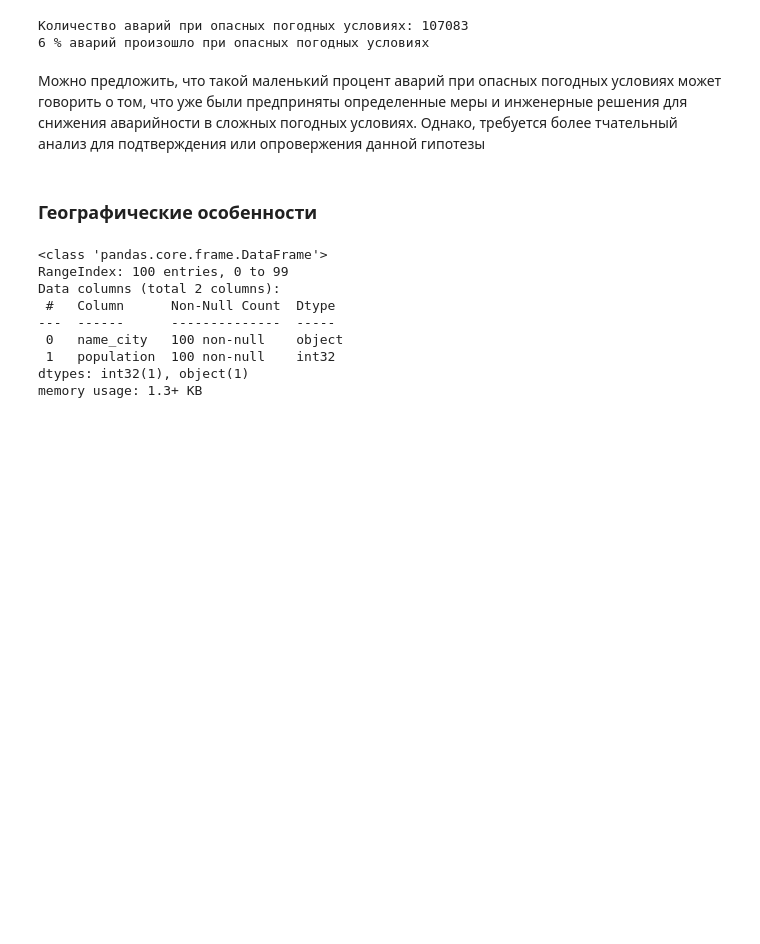
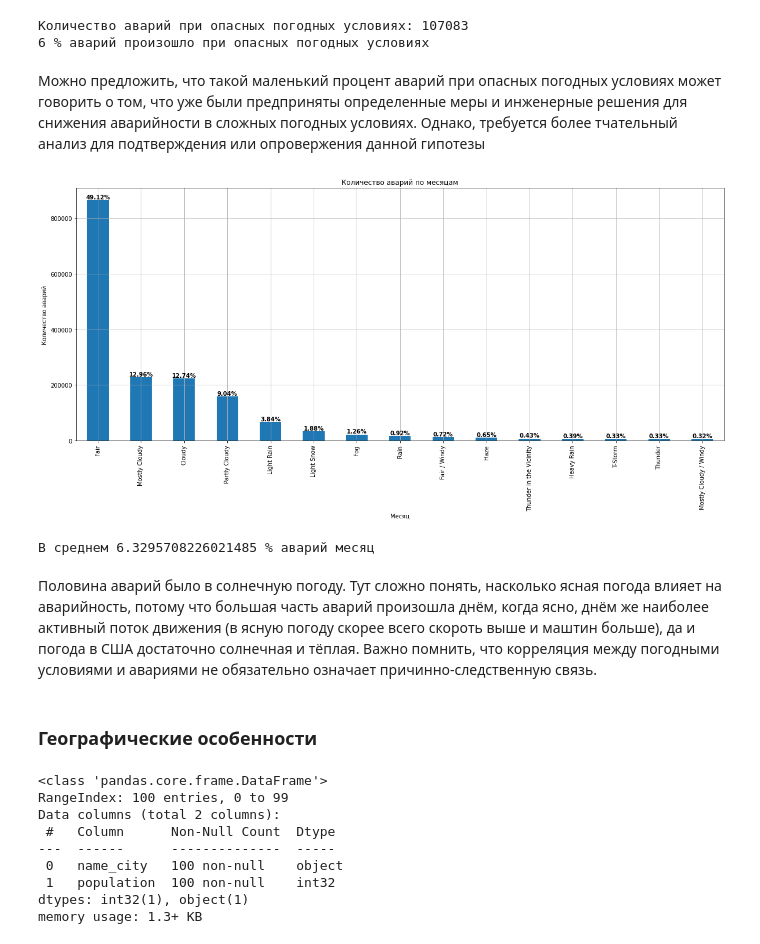
Before and after one commit to Heensz/analysis-of-accident-USA, a Jupyter notebook: анализ данных об авариях в США.ipynb, the cells around one changed output. Drawn from its saved outputs; the diff is of its cells as text; code cells hidden in the pictures; blank space fills up the shorter version.

```diff
--- a/анализ данных об авариях в США.ipynb
+++ b/анализ данных об авариях в США.ipynb
@@ -443,10 +443,3 @@ road_accidents['dangerous_weather_conditions'] = False  # Инициализир
 for index, condition in road_accidents['weather_condition'].iteritems():
     if condition in dangerous_conditions:
         road_accidents.at[index, 'dangerous_weather_conditions'] = True
-# %%
-print(road_accidents['weather_timestamp'].head(10))
-#обрезать дату
-road_accidents['weather_timestamp_month'] = pd.DatetimeIndex(road_accidents['weather_timestamp']).month
-print(road_accidents['month'].head())
-#сгруппировать по месяцам
-print(road_accidents.groupby('weather_condition')['id'].count().sort_values(ascending=False).head(10).plot(kind='bar'))
@@ -531,6 +502,32 @@ print(round(road_accidents.query('dangerous_weather_conditions ==True')['id'].co
 6 % аварий произошло при опасных погодных условиях
 # %% [markdown]
 Можно предложить, что такой маленький процент аварий при опасных погодных условиях может говорить о том, что уже были предприняты определенные меры и инженерные решения для снижения аварийности в сложных погодных условиях. Однако, требуется более тчательный анализ для подтверждения или опровержения данной гипотезы
+# %%
+#print(road_accidents.groupby('weather_condition')['id'].count().sort_values(ascending=False).head(10).plot(kind='bar'))
+# сгруппировать по месяцам
+#print(road_accidents.groupby('month')['id'].count().plot(kind='bar'))
+# Определим наиболее часто встречающуюся степень серьезности аварий.
+severity_count = road_accidents.groupby('weather_condition')['id'].count().sort_values(ascending=False).head(15)
+percentage = (severity_count / total) * 100
+# Рассчитаем проценты от общего количества для каждого значения 'severity'
+# Построение графика
+ax = severity_count.plot(kind='bar', grid=True, figsize=(20, 8))
+ax.set_xlabel('Месяц')
+ax.set_ylabel('Количество аварий')
+ax.set_title('Количество аварий по месяцам')
+
+# Добавление надписей с процентами непосредственно на столбцах
+for i, v in enumerate(severity_count):
+    ax.text(i, v + 1, f"{percentage[severity_count.index[i]]:.2f}%", ha='center', va='bottom', fontweight='bold')
+# Отображение графика
+plt.show()
+
+print("В среднем", percentage.mean(), "% аварий месяц")
+# %% [output]
+[figure, added]
+В среднем 6.3295708226021485 % аварий месяц
+# %% [markdown]
+Половина аварий было в солнечную погоду. Тут сложно понять, насколько ясная погода влияет на аварийность, потому что большая часть аварий произошла днём, когда ясно, днём же наиболее активный поток движения (в ясную погоду скорее всего скороть выше и маштин больше), да и погода в США достаточно солнечная и тёплая. Важно помнить, что корреляция между погодными условиями и авариями не обязательно означает причинно-следственную связь.
 # %%
 #Исследовать связь между температурой воздуха и количеством аварий
 # %% [markdown]
```
Also changed, not shown: parts of 2 cells of this notebook.
